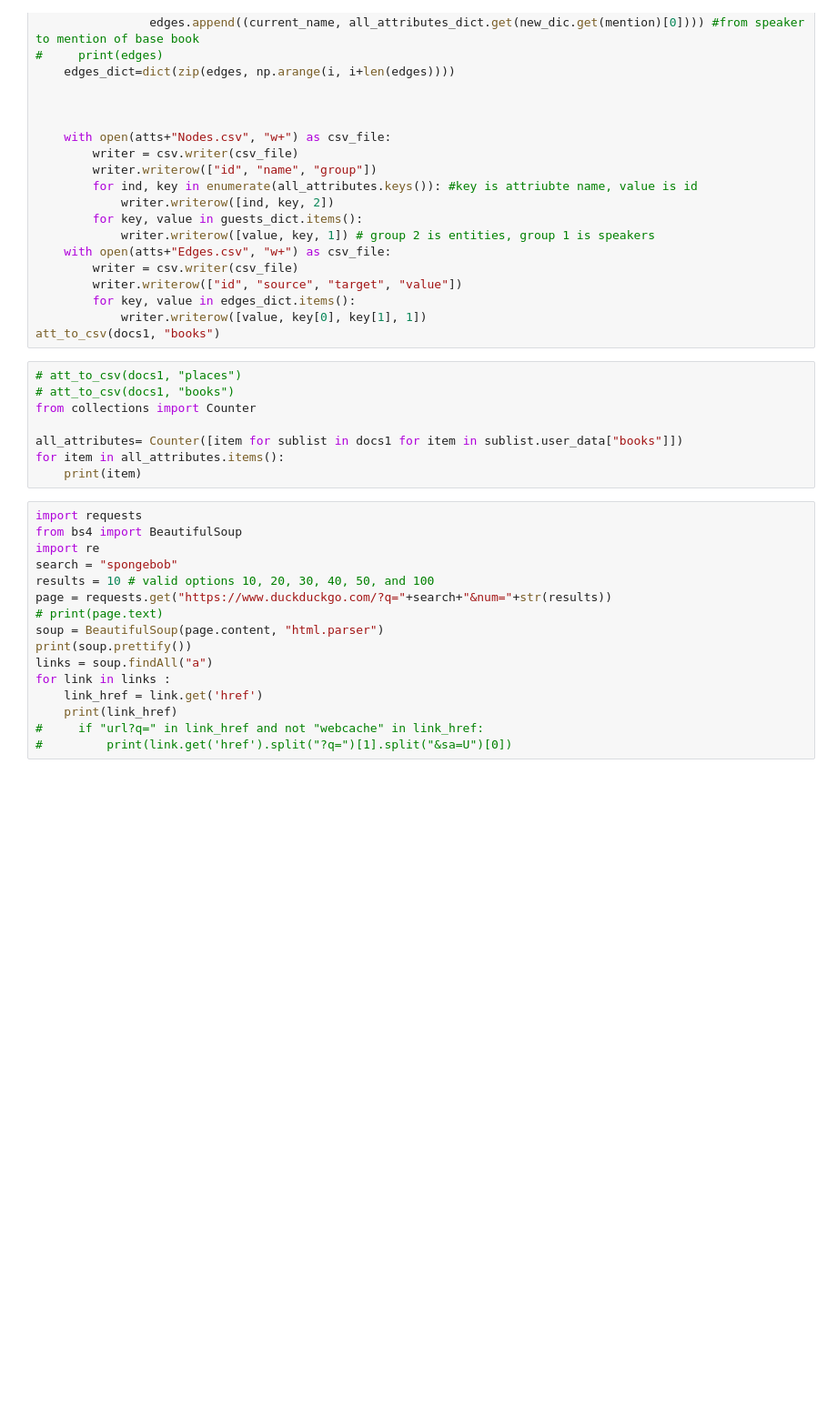
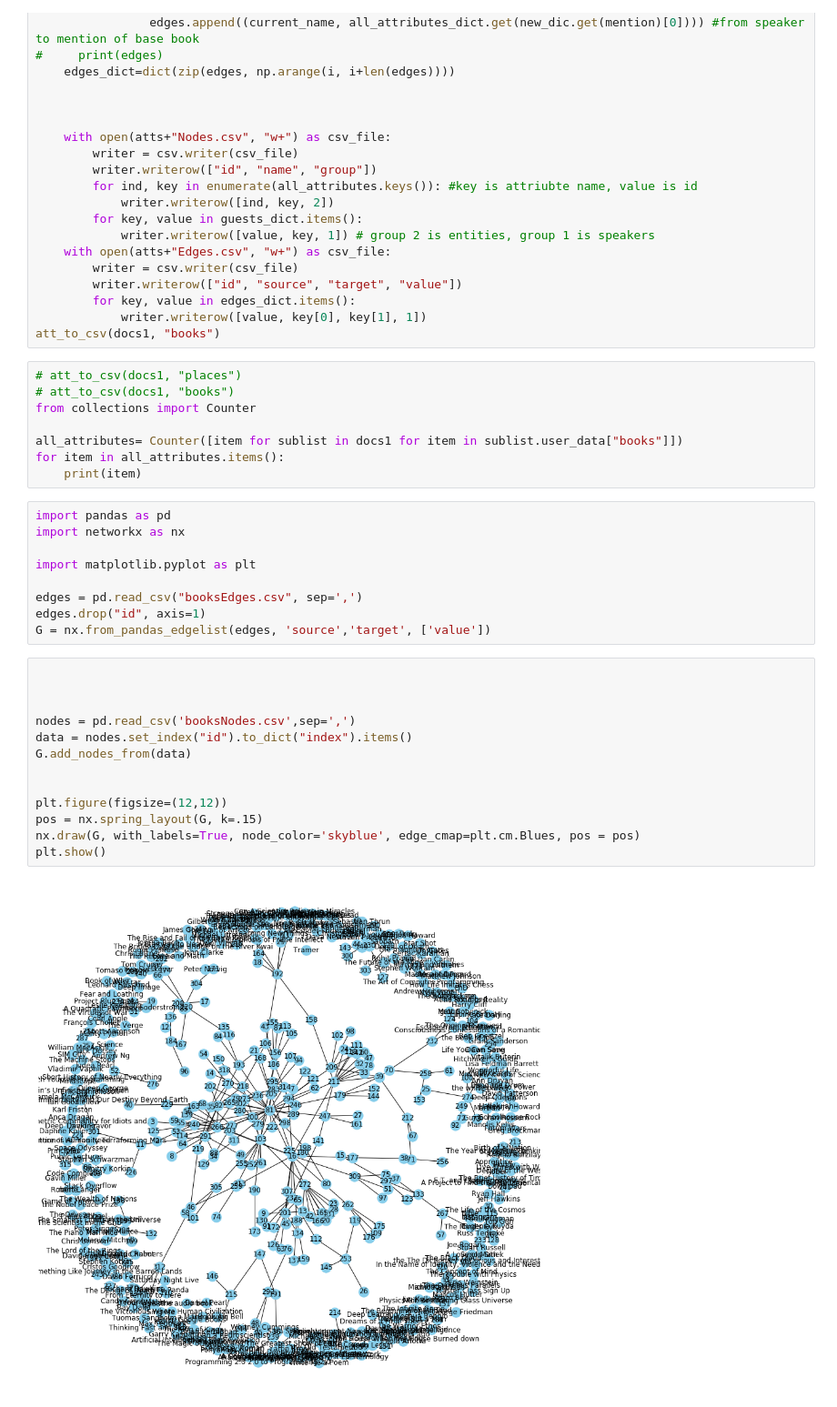
Before and after one commit to Empyr3an/Checkra, a Jupyter notebook: savingData.ipynb, the cells around one changed output. Shown at 91% size. Saved outputs shown, nothing was run; the diff lists cells and outputs as text; blank space fills up the shorter version.

Commit message:
added graph searching

```diff
--- a/savingData.ipynb
+++ b/savingData.ipynb
@@ -168,19 +168,27 @@ from collections import Counter
 all_attributes= Counter([item for sublist in docs1 for item in sublist.user_data["books"]])
 for item in all_attributes.items():
     print(item)
-# %%
-import requests
-from bs4 import BeautifulSoup
-import re
-search = "spongebob"
-results = 10 # valid options 10, 20, 30, 40, 50, and 100
-page = requests.get("https://www.duckduckgo.com/?q="+search+"&num="+str(results))
-# print(page.text)
-soup = BeautifulSoup(page.content, "html.parser")
-print(soup.prettify())
-links = soup.findAll("a")
-for link in links :
-    link_href = link.get('href')
-    print(link_href)
-#     if "url?q=" in link_href and not "webcache" in link_href:
-#         print(link.get('href').split("?q=")[1].split("&sa=U")[0])
+# %%
+import pandas as pd
+import networkx as nx
+
+import matplotlib.pyplot as plt
+
+edges = pd.read_csv("booksEdges.csv", sep=',')
+edges.drop("id", axis=1)
+G = nx.from_pandas_edgelist(edges, 'source','target', ['value'])
+# %%
+
+
+
+nodes = pd.read_csv('booksNodes.csv',sep=',')
+data = nodes.set_index("id").to_dict("index").items()
+G.add_nodes_from(data)
+
+
+plt.figure(figsize=(12,12))
+pos = nx.spring_layout(G, k=.15)
+nx.draw(G, with_labels=True, node_color='skyblue', edge_cmap=plt.cm.Blues, pos = pos)
+plt.show()
+# %% [output]
+[figure, added]
```
Also changed, not shown: parts of 8 cells of this notebook, 1 other file.
